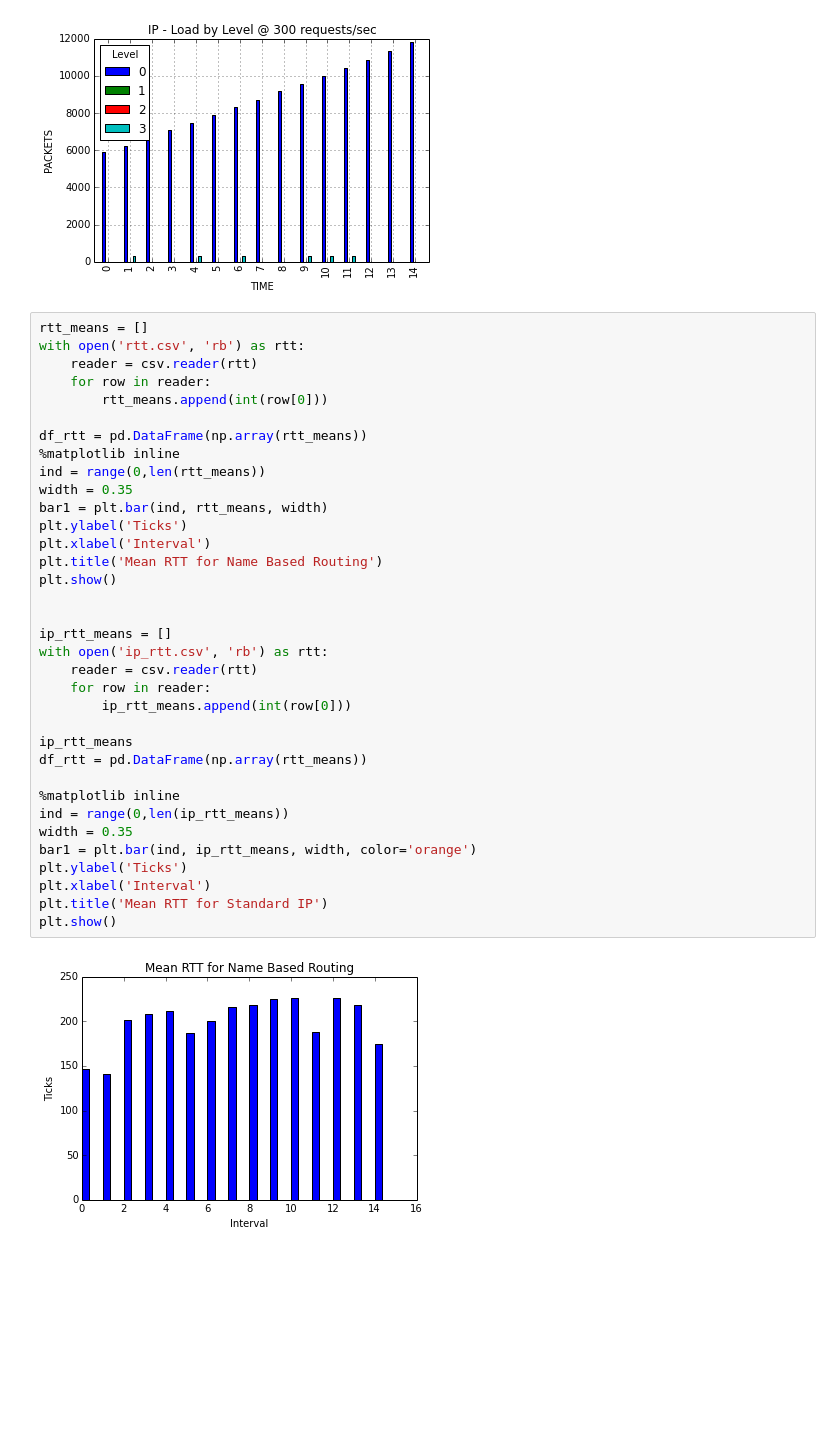
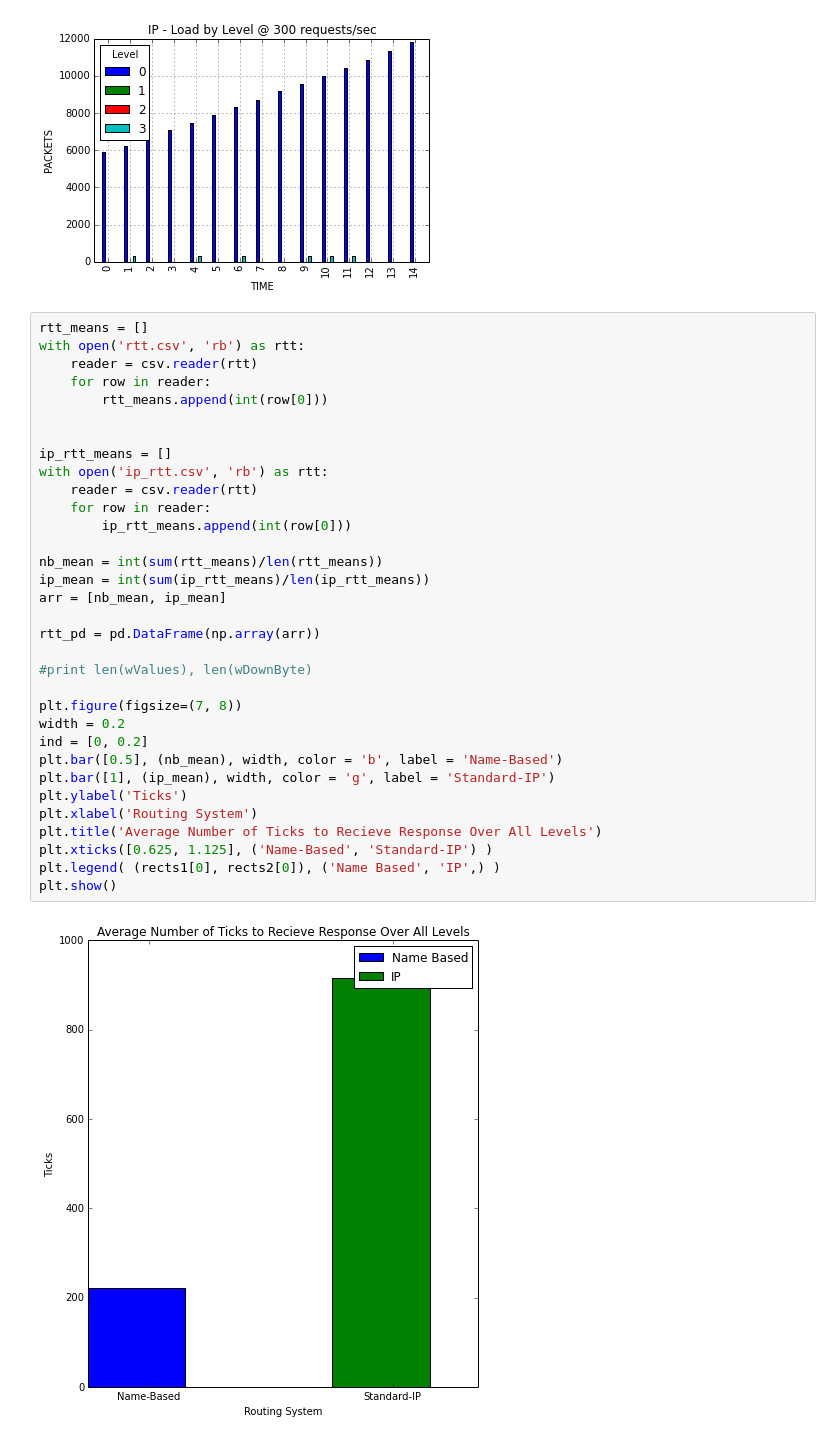
Before and after one commit to dgaeta/network_simulator, a Jupyter notebook: Network-Stats.ipynb, the cells around one changed output. Drawn from its saved outputs; the diff is of its cells as text; blank space fills up the shorter version.

```diff
--- a/Network-Stats.ipynb
+++ b/Network-Stats.ipynb
@@ -71,37 +71,35 @@ plt.show()
 # %%
 rtt_means = []
 with open('rtt.csv', 'rb') as rtt:
     reader = csv.reader(rtt)
     for row in reader:
         rtt_means.append(int(row[0]))
-
-df_rtt = pd.DataFrame(np.array(rtt_means))
-%matplotlib inline
-ind = range(0,len(rtt_means))
-width = 0.35
-bar1 = plt.bar(ind, rtt_means, width)
-plt.ylabel('Ticks')
-plt.xlabel('Interval')
-plt.title('Mean RTT for Name Based Routing')
-plt.show()
 
 
 ip_rtt_means = []
 with open('ip_rtt.csv', 'rb') as rtt:
     reader = csv.reader(rtt)
     for row in reader:
         ip_rtt_means.append(int(row[0]))
 
-ip_rtt_means
-df_rtt = pd.DataFrame(np.array(rtt_means))
+nb_mean = int(sum(rtt_means)/len(rtt_means))
+ip_mean = int(sum(ip_rtt_means)/len(ip_rtt_means))
+arr = [nb_mean, ip_mean]
 
-%matplotlib inline
-ind = range(0,len(ip_rtt_means))
-width = 0.35
-bar1 = plt.bar(ind, ip_rtt_means, width, color='orange')
+rtt_pd = pd.DataFrame(np.array(arr))
+
+#print len(wValues), len(wDownByte)
+
+plt.figure(figsize=(7, 8))
+width = 0.2
+ind = [0, 0.2]
+plt.bar([0.5], (nb_mean), width, color = 'b', label = 'Name-Based')
+plt.bar([1], (ip_mean), width, color = 'g', label = 'Standard-IP')
 plt.ylabel('Ticks')
-plt.xlabel('Interval')
-plt.title('Mean RTT for Standard IP')
+plt.xlabel('Routing System')
+plt.title('Average Number of Ticks to Recieve Response Over All Levels')
+plt.xticks([0.625, 1.125], ('Name-Based', 'Standard-IP') )
+plt.legend( (rects1[0], rects2[0]), ('Name Based', 'IP',) )
 plt.show()
 # %% [output]
-[figure, old version]
+[figure, new version]
```
Also changed, not shown: parts of 3 cells of this notebook, 17 other files.
